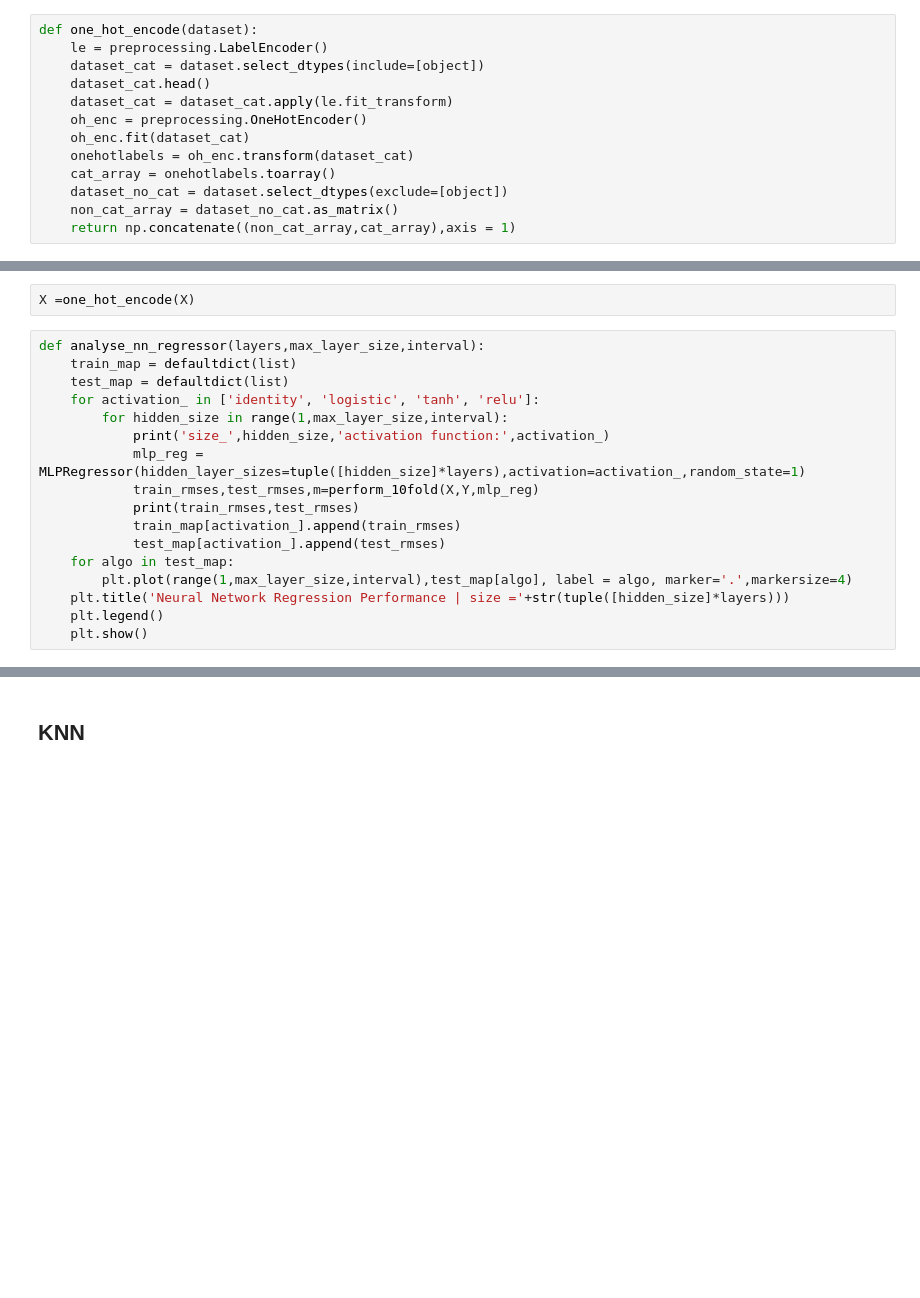
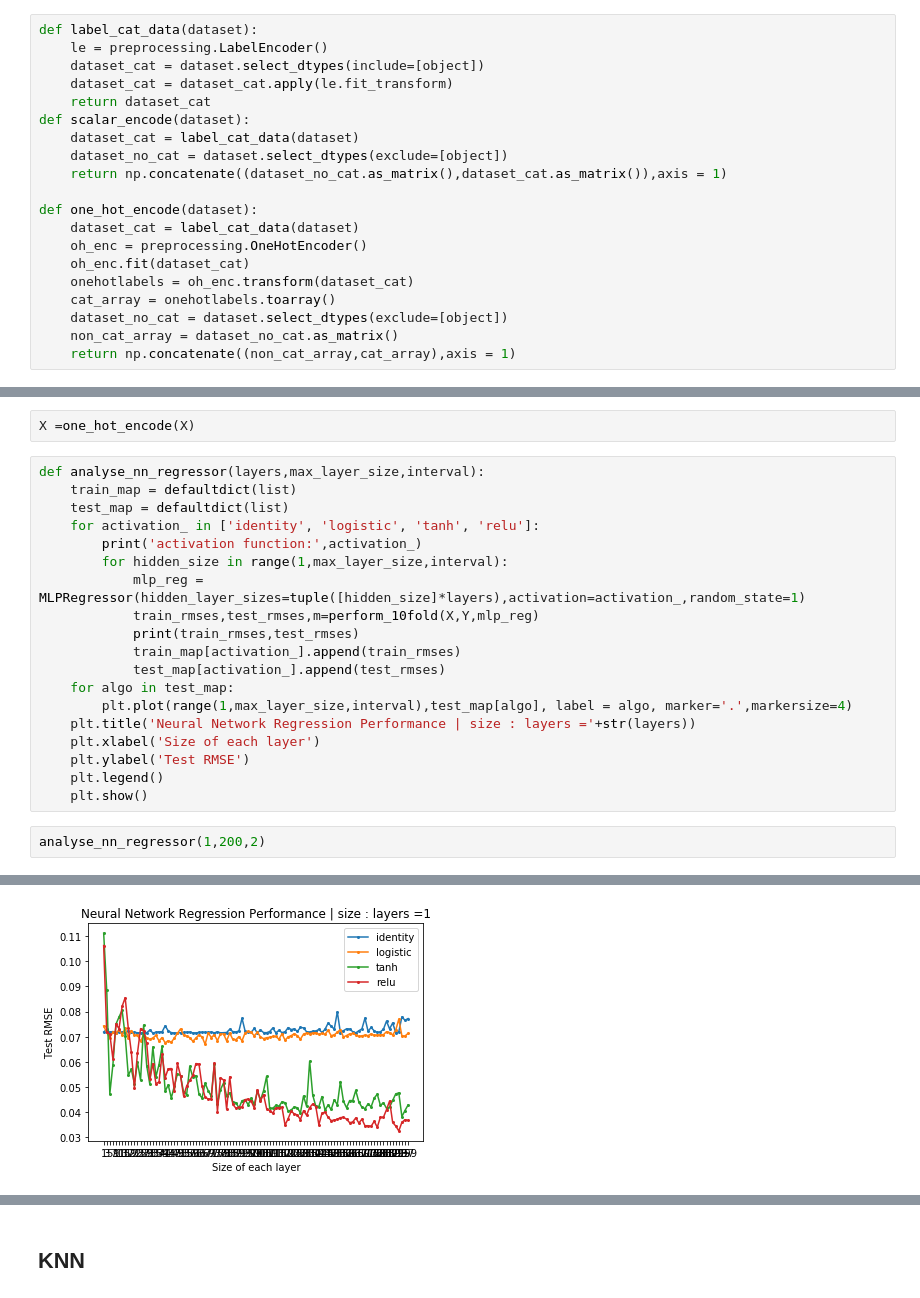
Before and after one commit to TSatyaVasanthReddy/RegressionAnalysis, a Jupyter notebook: code_satya.ipynb, the cells around one changed output, grey strips where cells are left out. Drawn from its saved outputs; the diff is of its cells as text; blank space fills up the shorter version.

```diff
--- a/code_satya.ipynb
+++ b/code_satya.ipynb
@@ -20,11 +21,18 @@ def getX_Y_from_dataset(dataset):
     X = dataset.drop(['Size of Backup (GB)'],axis=1)
     return X,Y
 # %%
-def one_hot_encode(dataset):
+def label_cat_data(dataset):
     le = preprocessing.LabelEncoder()
     dataset_cat = dataset.select_dtypes(include=[object])
-    dataset_cat.head()
     dataset_cat = dataset_cat.apply(le.fit_transform)
+    return dataset_cat
+def scalar_encode(dataset):
+    dataset_cat = label_cat_data(dataset)
+    dataset_no_cat = dataset.select_dtypes(exclude=[object])
+    return np.concatenate((dataset_no_cat.as_matrix(),dataset_cat.as_matrix()),axis = 1)
+
+def one_hot_encode(dataset):
+    dataset_cat = label_cat_data(dataset)
     oh_enc = preprocessing.OneHotEncoder()
     oh_enc.fit(dataset_cat)
     onehotlabels = oh_enc.transform(dataset_cat)
@@ -64,8 +72,8 @@ def analyse_nn_regressor(layers,max_layer_size,interval):
     train_map = defaultdict(list)
     test_map = defaultdict(list)
     for activation_ in ['identity', 'logistic', 'tanh', 'relu']:
+        print('activation function:',activation_)
         for hidden_size in range(1,max_layer_size,interval):
-            print('size_',hidden_size,'activation function:',activation_)
             mlp_reg = MLPRegressor(hidden_layer_sizes=tuple([hidden_size]*layers),activation=activation_,random_state=1)
             train_rmses,test_rmses,m=perform_10fold(X,Y,mlp_reg)
             print(train_rmses,test_rmses)
@@ -73,6 +81,11 @@ def analyse_nn_regressor(layers,max_layer_size,interval):
             test_map[activation_].append(test_rmses)
     for algo in test_map:
         plt.plot(range(1,max_layer_size,interval),test_map[algo], label = algo, marker='.',markersize=4)
-    plt.title('Neural Network Regression Performance | size ='+str(tuple([hidden_size]*layers)))
+    plt.title('Neural Network Regression Performance | size : layers ='+str(layers))
+    plt.xlabel('Size of each layer')
+    plt.ylabel('Test RMSE')
     plt.legend()
     plt.show()
+# %%
+analyse_nn_regressor(1,200,2)
+# %% [output]
@@ -78,0 +109 @@ def analyse_nn_regressor(layers,max_layer_size,interval):
+[figure, added]
```
Also changed, not shown: parts of 20 cells of this notebook.
